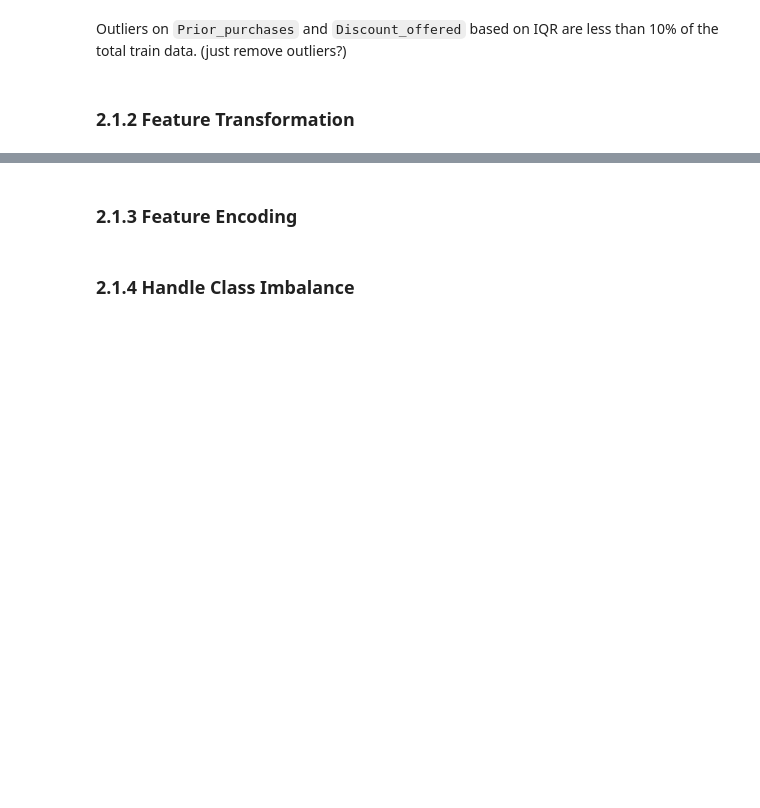
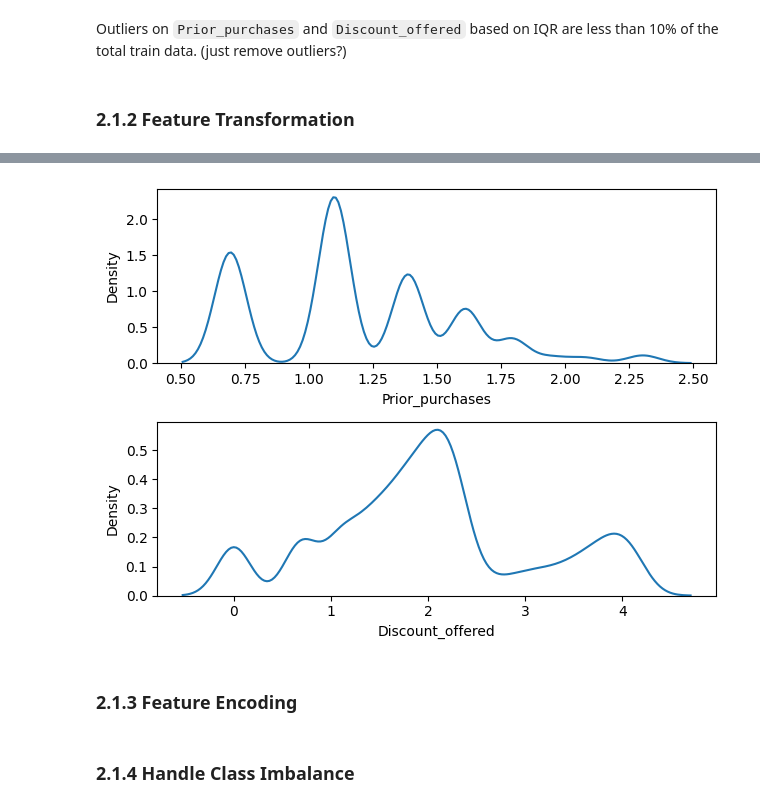
Before and after one commit to uniainiyah/ecommerce-ds, a Jupyter notebook: Final_Project_DS_Rakamin_Batch_31_Kelompok_4_(Cobra).ipynb, the cells around one changed output, grey strips where cells are left out. Cells and saved outputs as stored; diff of their text form; code cells hidden in the pictures; blank space fills up the shorter version.

```diff
--- a/Final_Project_DS_Rakamin_Batch_31_Kelompok_4_(Cobra).ipynb
+++ b/Final_Project_DS_Rakamin_Batch_31_Kelompok_4_(Cobra).ipynb
@@ -588,2 +628,16 @@ Outliers on `Prior_purchases` and `Discount_offered` based on IQR are less than
+# %%
+# Opsi lain adalah menggunakan log transformation
+plt.subplot(2, 1, 1)
+y1 = x_train['Prior_purchases']
+sns.kdeplot(np.log(y1))
+
+plt.subplot(2, 1, 2)
+y2 = x_train['Discount_offered']
+sns.kdeplot(np.log(y2))
+
+plt.tight_layout()
+plt.show()
+# %% [output]
+[figure, added]
 # %% [markdown]
 ### 2.1.3 Feature Encoding
```
Also changed, not shown: parts of 10 cells of this notebook.
